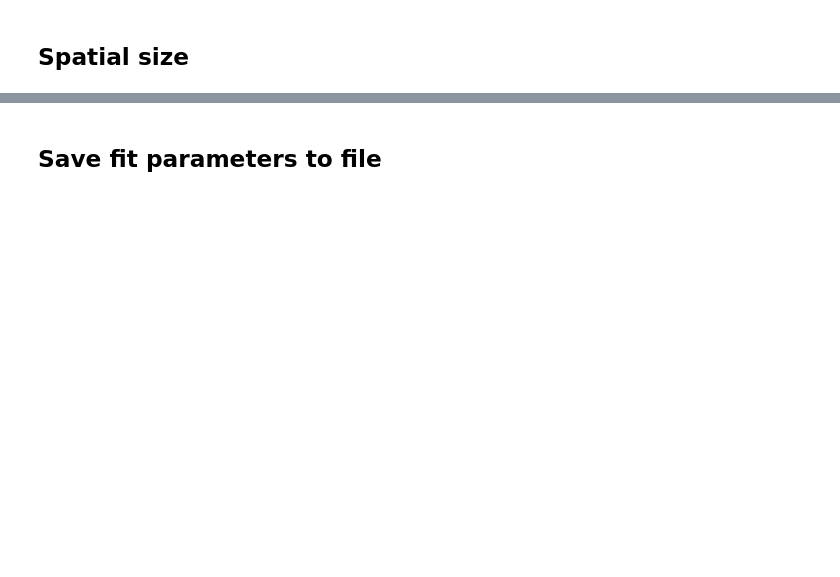
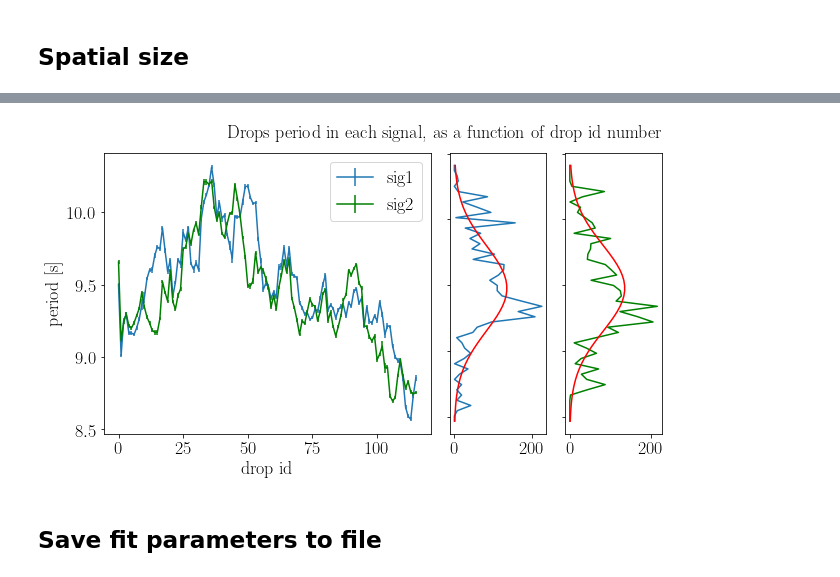
Before and after one commit to AlessandroLovo/T-junction, a Jupyter notebook: Software/Python/Dropsinator/Dropsinator_Rev3.1.ipynb, the cells around one changed output, grey strips where cells are left out. Cells and saved outputs as stored; diff of their text form; code cells hidden in the pictures; blank space fills up the shorter version.

```diff
--- a/Software/Python/Dropsinator/Dropsinator_Rev3.1.ipynb
+++ b/Software/Python/Dropsinator/Dropsinator_Rev3.1.ipynb
@@ -814,3 +859,14 @@ fig, size1, sigma_size1, size2, sigma_size2  = space_size(bins, sizes, v_mid)
+# %%
+#*****************************
+subname = 'spatial_size'
+bins    = 80
+#*****************************
+bins = 50
+fig, period1_n, sigma_period1_n, period2_n, sigma_period2_n = period(bins, period_1, period_2, which=1)
+
+#fig.savefig(f'{plot_dir}/{name}_{subname}.png')
+# %% [output]
+[figure, added]
 # %% [markdown]
 ## Save fit parameters to file
 # %%
```
Also changed, not shown: parts of 43 cells of this notebook, 2 other files.
